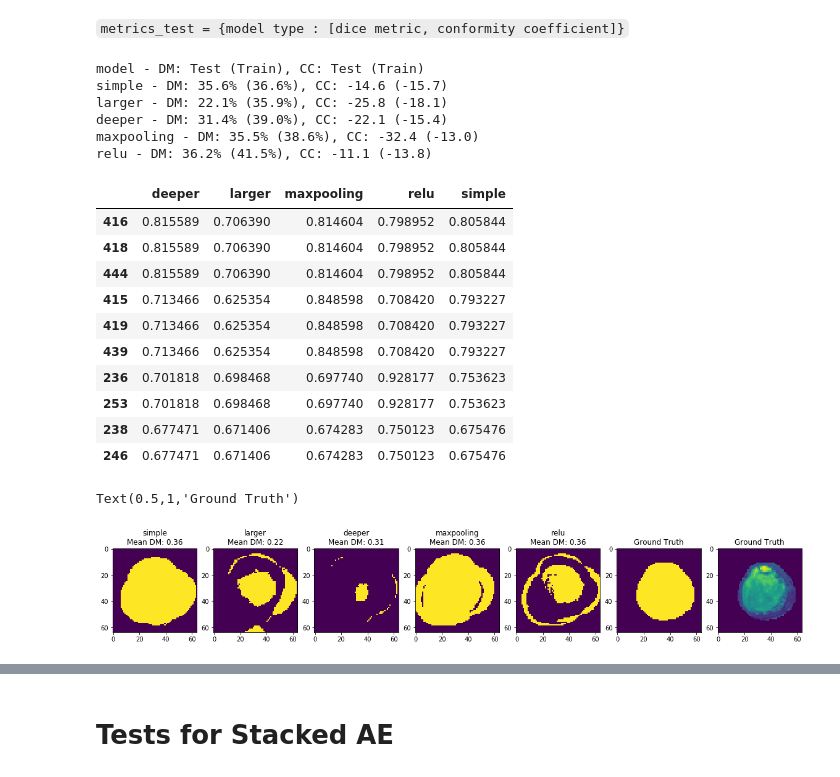
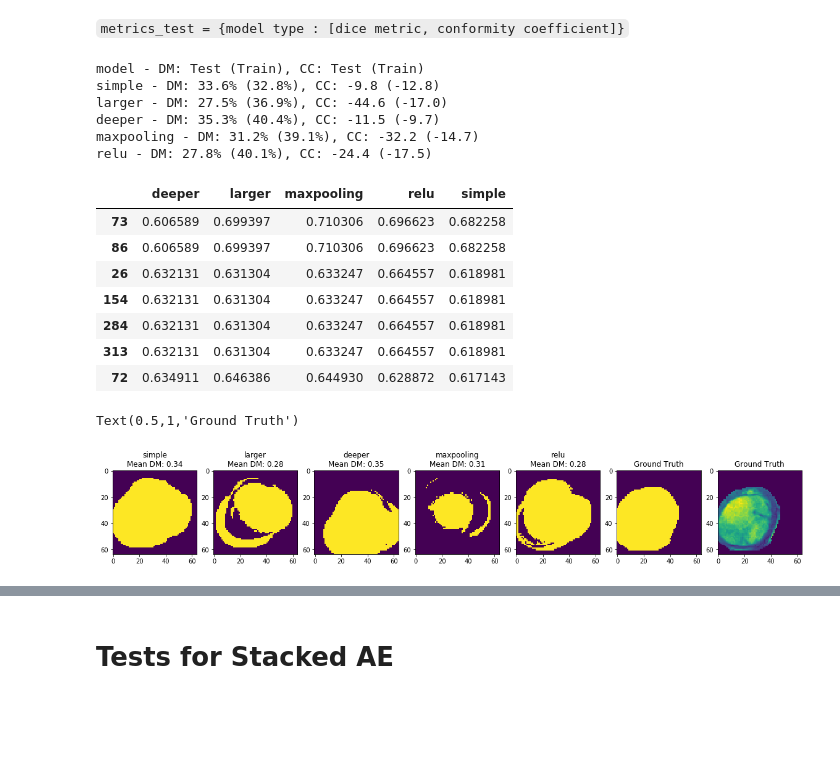
Before and after one commit to alexattia/Medical-Image-Analysis, a Jupyter notebook: Test and Metrics.ipynb, the cells around one changed output, grey strips where cells are left out. Cells and saved outputs as stored; diff of their text form; code cells hidden in the pictures; blank space fills up the shorter version.

```diff
--- a/Test and Metrics.ipynb
+++ b/Test and Metrics.ipynb
@@ -30,9 +31,9 @@ Dataset shape : (495, 64, 64, 1) (495, 1, 32, 32)
 # %%
 plt.figure(figsize=(10,7))
 for k, v in models_cnn.items():
-    it = range(len(v[5].history[metric]))
+    it = range(len(v[5].history['loss']))
     plt.plot(it, v[5].history['loss'], label=k)
-plt.ylabel(metric)
+plt.ylabel('loss')
 plt.xlabel('epochs')
 plt.title("Learning curves")
 plt.legend()
@@ -47,7 +48,7 @@ models_stackedae = {k:stacked_ae.run(v[1], v[4], v[3]) for k,v in models_cnn.ite
 # %% [markdown]
 `metrics = {model type : [dice metric, conformity coefficient]}`
 # %%
-metrics = {k:stats_results(v[1], v[2]) for k,v in models_stackedae.items()}
+metrics = {k:utils.stats_results(v[1], v[2]) for k,v in models_stackedae.items()}
 # %%
 for k, v in metrics.items():
     print('%s - DM :%.1f%%, CC :%.1f, Top 5 :' % (k, 100*v[0].mean(), v[1].mean()),
@@ -111,7 +108,7 @@ inference_sae = {k:stacked_ae.inference(v[1], v[4], v[3], models_stackedae[k][3]
 # %% [markdown]
 `metrics_test = {model type : [dice metric, conformity coefficient]}`
 # %%
-metrics_test = {k:stats_results(v[1], v[2]) for k,v in inference_sae.items()}
+metrics_test = {k:utils.stats_results(v[1], v[2]) for k,v in inference_sae.items()}
 # %%
 print('model - DM: Test (Train), CC: Test (Train)')
 for (k, v), (k1,v1) in zip(metrics_test.items(),metrics.items()):
@@ -119,41 +116,38 @@ for (k, v), (k1,v1) in zip(metrics_test.items(),metrics.items()):
                                                      v[1].mean(), v1[1].mean()))
 # %% [output]
 model - DM: Test (Train), CC: Test (Train)
-simple - DM: 35.6% (36.6%), CC: -14.6 (-15.7)
-larger - DM: 22.1% (35.9%), CC: -25.8 (-18.1)
-deeper - DM: 31.4% (39.0%), CC: -22.1 (-15.4)
-maxpooling - DM: 35.5% (38.6%), CC: -32.4 (-13.0)
-relu - DM: 36.2% (41.5%), CC: -11.1 (-13.8)
+simple - DM: 33.6% (32.8%), CC: -9.8 (-12.8)
+larger - DM: 27.5% (36.9%), CC: -44.6 (-17.0)
+deeper - DM: 35.3% (40.4%), CC: -11.5 (-9.7)
+maxpooling - DM: 31.2% (39.1%), CC: -32.2 (-14.7)
+relu - DM: 27.8% (40.1%), CC: -24.4 (-17.5)
 # %%
 # Find the index that maximizes all models
 dm = {k:v[0] for k,v in metrics_test.items()}
 cc = {k:v[1] for k,v in metrics_test.items()}
 df = pd.DataFrame(dm)
-df[df>0.6].dropna(how='any').sort_values('deeper', ascending=False).head(10)
+df[df>0.6].dropna(how='any').sort_values('simple', ascending=False).head(10)
 # %% [output]
 |  | deeper | larger | maxpooling | relu | simple |
-| 416 | 0.815589 | 0.706390 | 0.814604 | 0.798952 | 0.805844 |
-| 418 | 0.815589 | 0.706390 | 0.814604 | 0.798952 | 0.805844 |
-| 444 | 0.815589 | 0.706390 | 0.814604 | 0.798952 | 0.805844 |
-| 415 | 0.713466 | 0.625354 | 0.848598 | 0.708420 | 0.793227 |
-| 419 | 0.713466 | 0.625354 | 0.848598 | 0.708420 | 0.793227 |
-| 439 | 0.713466 | 0.625354 | 0.848598 | 0.708420 | 0.793227 |
-| 236 | 0.701818 | 0.698468 | 0.697740 | 0.928177 | 0.753623 |
-| 253 | 0.701818 | 0.698468 | 0.697740 | 0.928177 | 0.753623 |
-| 238 | 0.677471 | 0.671406 | 0.674283 | 0.750123 | 0.675476 |
-| 246 | 0.677471 | 0.671406 | 0.674283 | 0.750123 | 0.675476 |
+| 73 | 0.606589 | 0.699397 | 0.710306 | 0.696623 | 0.682258 |
+| 86 | 0.606589 | 0.699397 | 0.710306 | 0.696623 | 0.682258 |
+| 26 | 0.632131 | 0.631304 | 0.633247 | 0.664557 | 0.618981 |
+| 154 | 0.632131 | 0.631304 | 0.633247 | 0.664557 | 0.618981 |
+| 284 | 0.632131 | 0.631304 | 0.633247 | 0.664557 | 0.618981 |
+| 313 | 0.632131 | 0.631304 | 0.633247 | 0.664557 | 0.618981 |
+| 72 | 0.634911 | 0.646386 | 0.644930 | 0.628872 | 0.617143 |
 # %%
-idx = 383
+idx = 84
 f, ax = plt.subplots(ncols=len(metrics_test)+2, figsize=(20,5))
 for i, (model, v) in enumerate(inference_sae.items()):
     ax[i].imshow(v[2][idx])
     ax[i].set_title('%s\nMean DM: %.2f' % (model, metrics_test[model][0].mean()))
-#     cv2.imwrite('./Rapport/images/results_%s_img%s.png' % (model,idx), v[2][idx])
+#     cv2.imwrite('./Rapport/images/results_%s_img%s.png' % (model,idx), v[2][idx]*255)
 ax[5].imshow(v[1][idx].reshape((64,64)))
 ax[5].set_title('Ground Truth')
 
 ax[6].imshow(v[1][idx].reshape((64,64))*v[0][idx].reshape((64,64)))
 ax[6].set_title('Ground Truth')
 # %% [output]
 Text(0.5,1,'Ground Truth')
-[figure, old version]
+[figure, new version]
```
Also changed, not shown: parts of 18 cells of this notebook.
